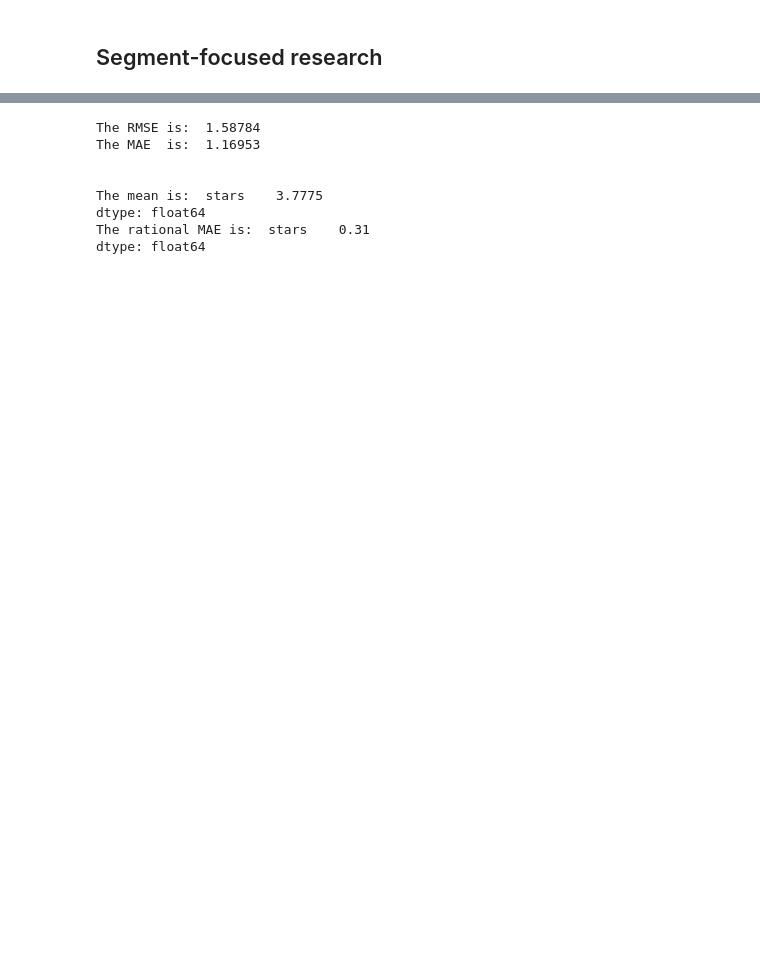
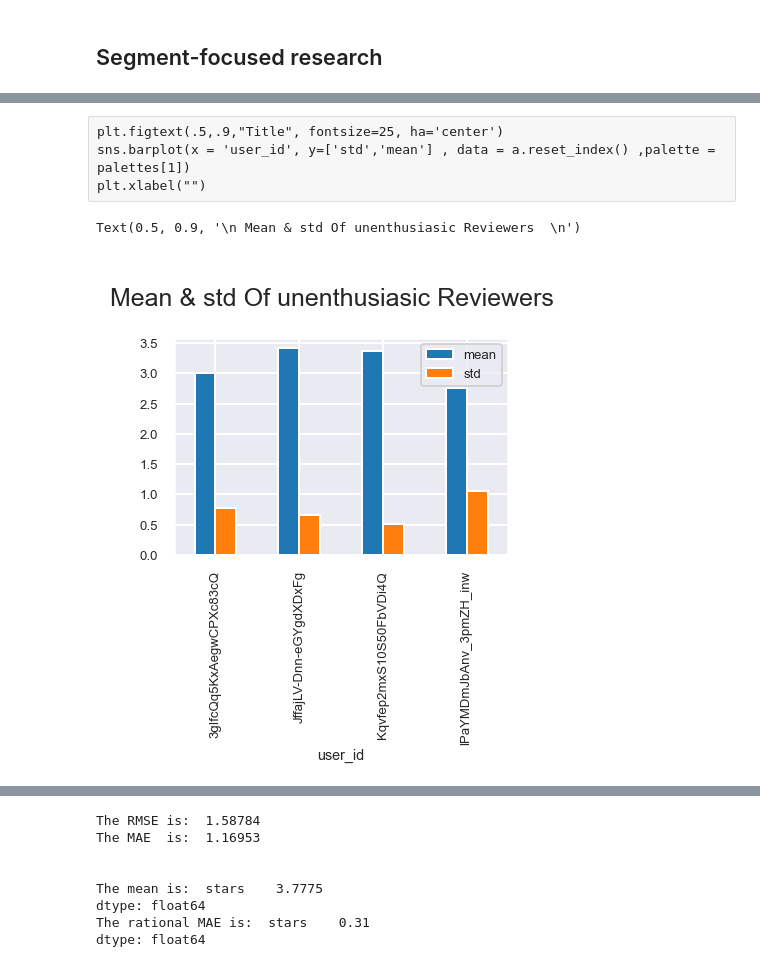
Before and after one commit to yanivmm/Data-Science, a Jupyter notebook: NLP.ipynb, the cells around one changed output, grey strips where cells are left out. Drawn from its saved outputs; the diff is of its cells as text; code cells hidden in the pictures; blank space fills up the shorter version.

```diff
--- a/NLP.ipynb
+++ b/NLP.ipynb
@@ -182,0 +240,10 @@ dataOf_Top30Users = data.set_index('user_id').loc[top_30_users.index]
+# %% [raw]
+plt.figtext(.5,.9,"Title", fontsize=25, ha='center')
+sns.barplot(x = 'user_id', y=['std','mean'] , data = a.reset_index() ,palette = palettes[1])
+plt.xlabel("")
+# %%
+a.plot.bar()
+plt.figtext(.5,.9,"\n Mean & std Of unenthusiasic Reviewers  \n", fontsize=25, ha='center')
+# %% [output]
+Text(0.5, 0.9, '\n Mean & std Of unenthusiasic Reviewers  \n')
+[figure, added]
```
Also changed, not shown: parts of 40 cells of this notebook.
